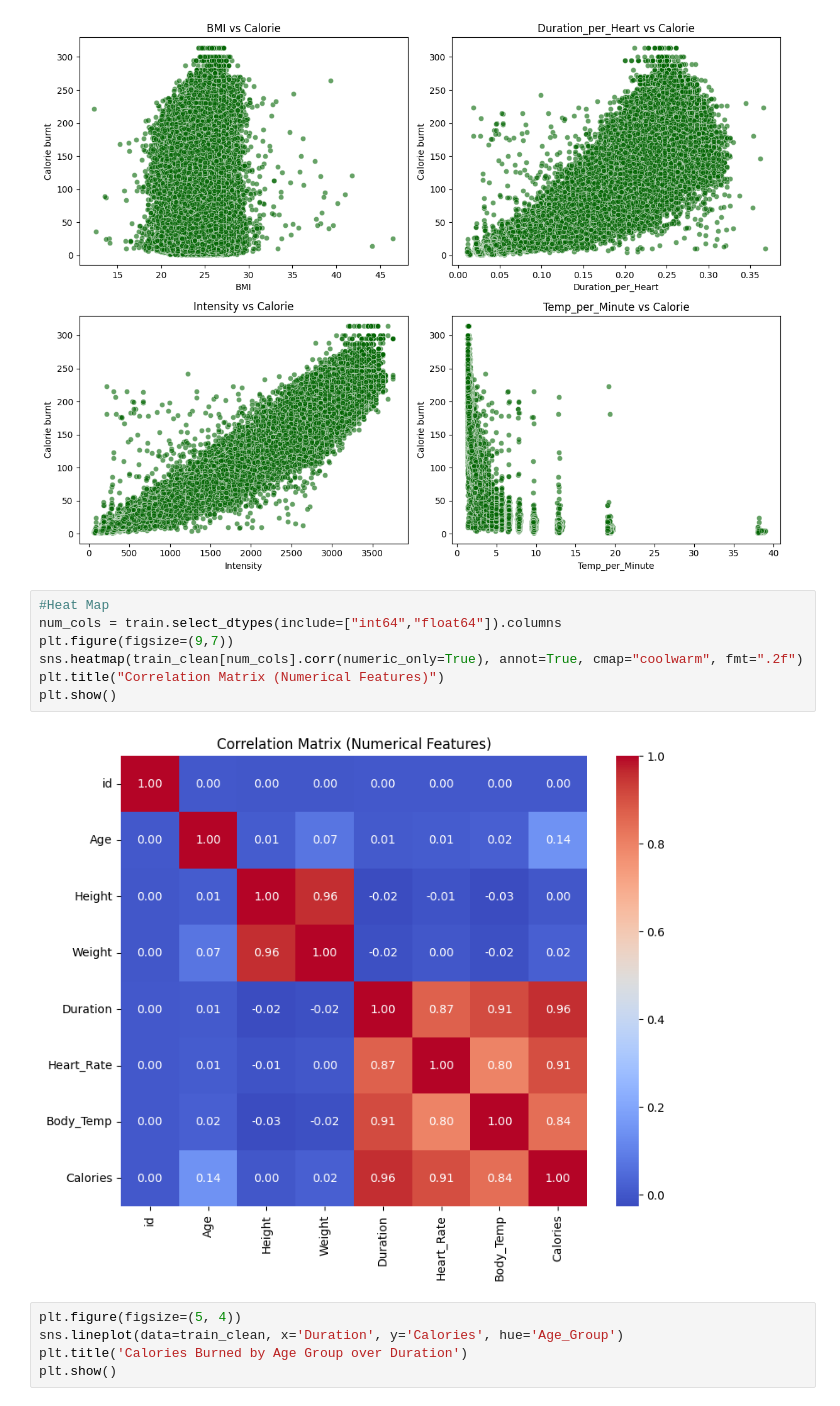
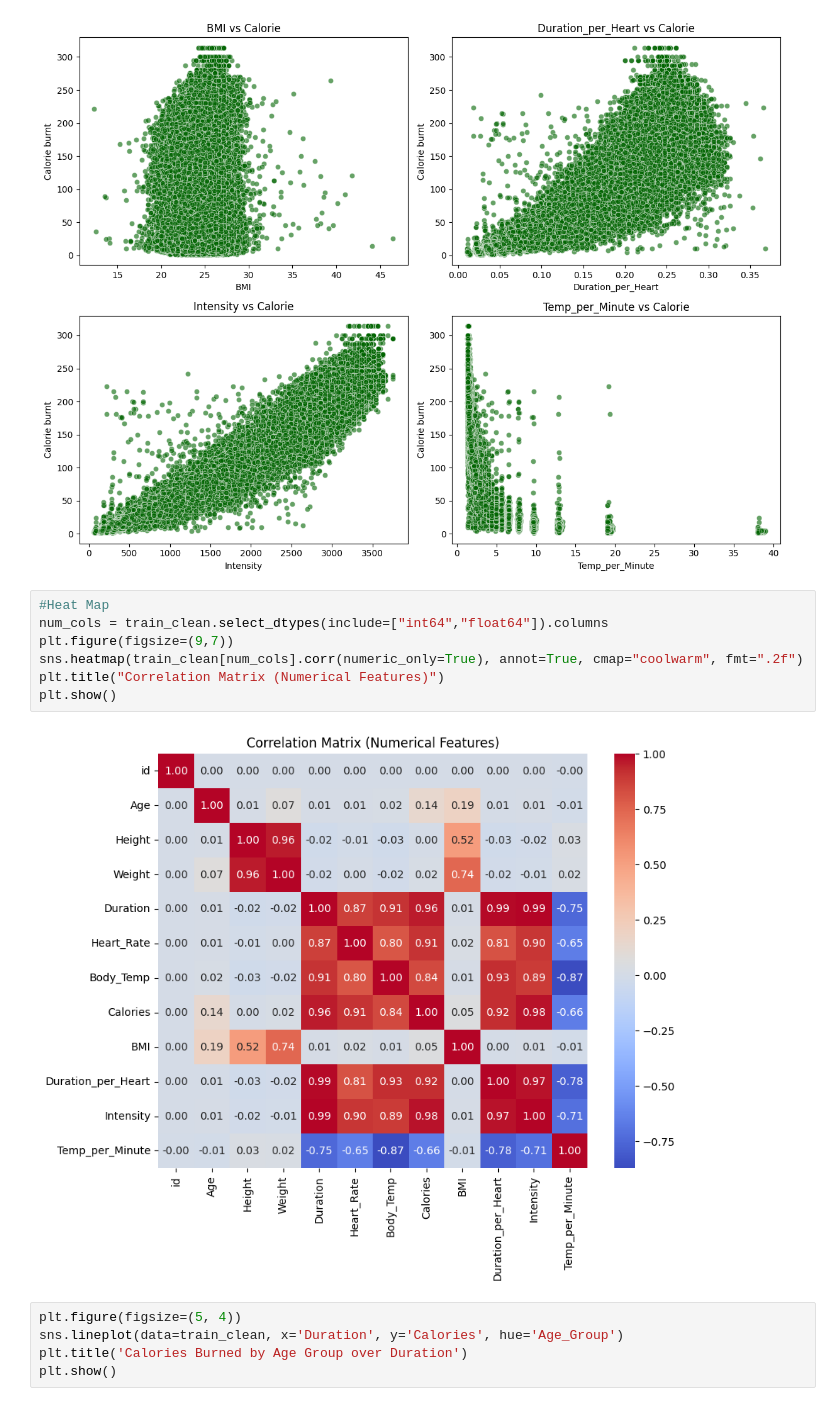
Before and after one commit to duynguyen260406-source/Python-Project, a Jupyter notebook: ml.ipynb, the cells around one changed output. Drawn from its saved outputs; the diff is of its cells as text.

```diff
--- a/ml.ipynb
+++ b/ml.ipynb
@@ -200,13 +200,13 @@ plt.show()
 [figure]
 # %%
 #Heat Map
-num_cols = train.select_dtypes(include=["int64","float64"]).columns
+num_cols = train_clean.select_dtypes(include=["int64","float64"]).columns
 plt.figure(figsize=(9,7))
 sns.heatmap(train_clean[num_cols].corr(numeric_only=True), annot=True, cmap="coolwarm", fmt=".2f")
 plt.title("Correlation Matrix (Numerical Features)")
 plt.show()
 # %% [output]
-[figure, old version]
+[figure, new version]
 # %%
 plt.figure(figsize=(5, 4))
 sns.lineplot(data=train_clean, x='Duration', y='Calories', hue='Age_Group')
```
Also changed, not shown: 4 other files.
